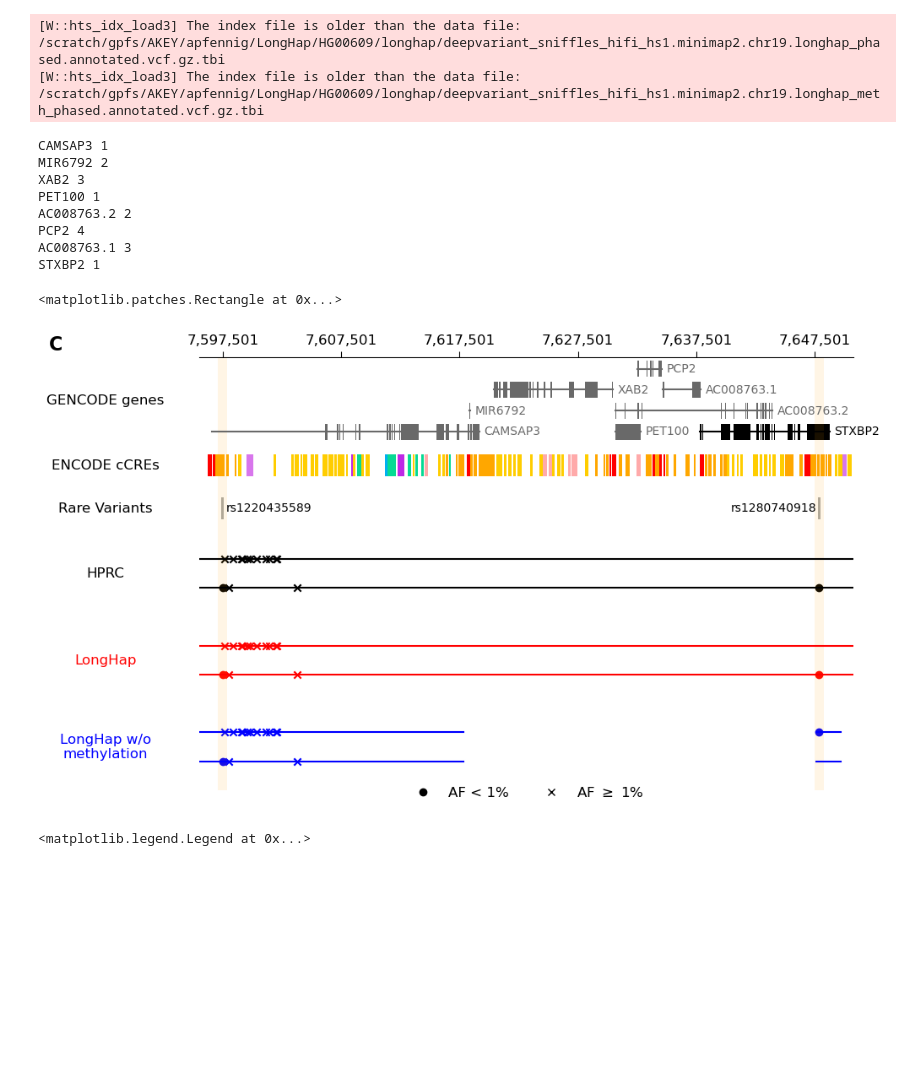
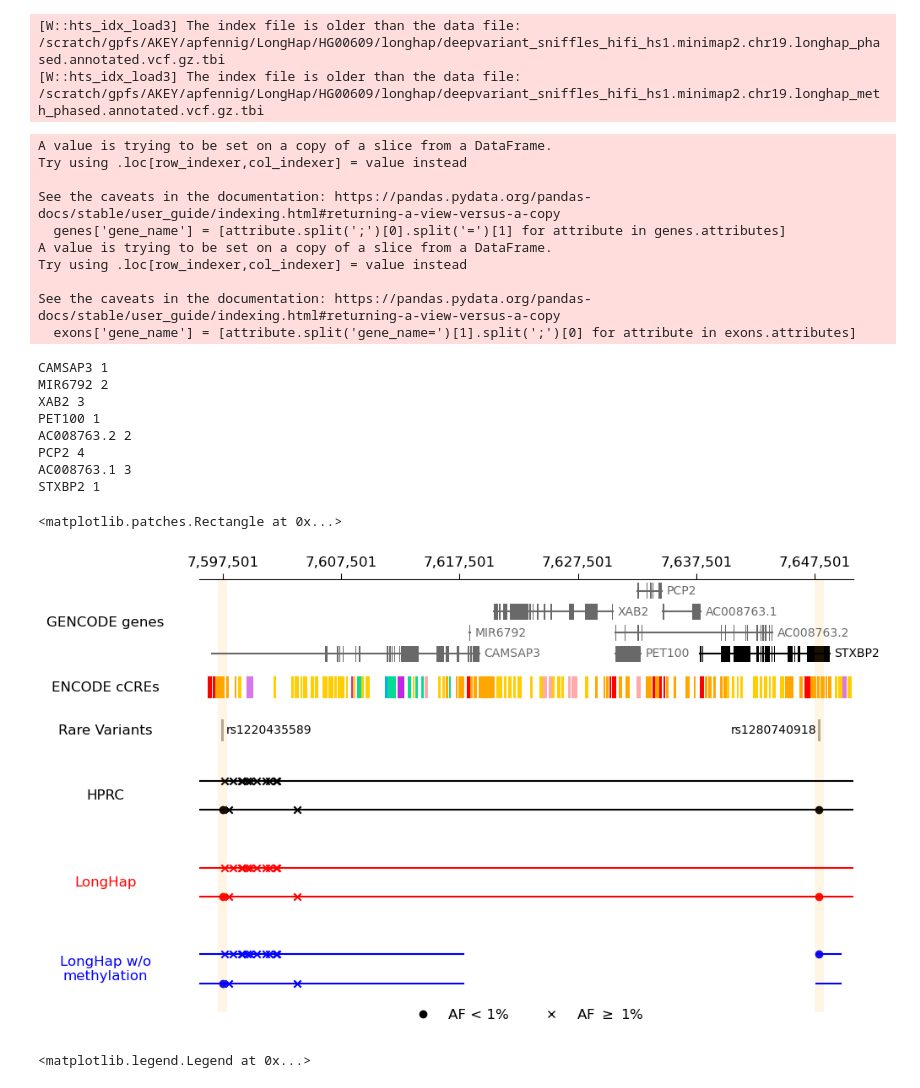
Before and after one commit to AkeyLab/LongHap, a Jupyter notebook: benchmarking/population_analyses.ipynb, the cells around one changed output. Drawn from its saved outputs; the diff is of its cells as text; code cells hidden in the pictures; blank space fills up the shorter version.

```diff
--- a/benchmarking/population_analyses.ipynb
+++ b/benchmarking/population_analyses.ipynb
@@ -202,4 +250,6 @@ HG002 0.185 0.321
 # %%
 for s in samples:
-    print(s, np.round(stats[s]['LongHap Meth'].block_n50.mean() /1000, 3))
+    print(s, samples_pop_mapping[s], np.round(stats[s]['LongHap Meth'].block_n50.mean() /1000, 3),
+          np.round(stats[s]['LongHap Meth'].block_n50.mean() /1000, 3) - np.round(stats[s]['LongHap'].block_n50.mean() /1000, 3),
+          np.round(stats[s]['LongHap Meth'].block_n50.mean() /1000, 3) / np.round(stats[s]['LongHap'].block_n50.mean() /1000, 3) * 100 - 100)
 # %% [output]
@@ -216,0 +283,6 @@ HG002 617.043
+# %%
+for sample in samples:
+    print(sample, evaluation[sample]['LongHap'].rare_correct.sum(),
+          evaluation[sample]['LongHap'].rare_flipped.sum(),
+          evaluation[sample]['LongHap'].rare_ambiguous.sum(),
+          evaluation[sample]['LongHap'].rare_evaluated.sum())
@@ -216,0 +297,6 @@ HG002 617.043
+# %%
+for sample in samples:
+    print(sample, evaluation[sample]['LongHap Meth'].rare_correct.sum(),
+          evaluation[sample]['LongHap Meth'].rare_flipped.sum(),
+          evaluation[sample]['LongHap Meth'].rare_ambiguous.sum(),
+          evaluation[sample]['LongHap Meth'].rare_evaluated.sum())
@@ -218,8 +365,8 @@ HG002 617.043
 fig, ax = plt.subplots(1, 2, sharey=True, figsize=(10, 4))
 
 for i, sample in enumerate(samples):
-    longhap_meth_err = evaluation_rare[sample]['LongHap Meth'].all_switches.sum()# / evaluation_rare[samples[0]]['LongHap Meth'].all_assessed_pairs.sum()
-    longhap_err = evaluation_rare[sample]['LongHap'].all_switches.sum()# / evaluation_rare[samples[0]]['LongHap'].all_assessed_pairs.sum()
+    longhap_meth_err = evaluation[sample]['LongHap Meth'].rare_correct.sum()# / evaluation_rare[samples[0]]['LongHap Meth'].all_assessed_pairs.sum()
+    longhap_err = evaluation[sample]['LongHap'].rare_correct.sum()# / evaluation_rare[samples[0]]['LongHap'].all_assessed_pairs.sum()
     longhap_meth_phased = stats_rare[sample]['LongHap Meth'].phased.sum()
     longhap_phased = stats_rare[sample]['LongHap'].phased.sum()
     print(sample, longhap_meth_err - longhap_err, longhap_meth_phased - longhap_phased)
@@ -367,20 +514,20 @@ longhap_meth_gt = longhap_meth_gt[concordant_variant_calls]
 # %%
 import matplotlib.gridspec as gridspec
 import matplotlib.patches as patches
-# gff3 = pd.read_csv('/scratch/gpfs/AKEY/apfennig/LongHap/reference/chm13.draft_v2.0.gene_annotation.gff3',
-#                     sep='\t', usecols=[0, 2, 3, 4, 8], names=['chrom', 'element', 'start', 'end', 'attributes'],
-#                     skiprows=1, engine='pyarrow')
+gff3 = pd.read_csv('/scratch/gpfs/AKEY/apfennig/LongHap/reference/chm13v2.0_GENCODEv35_CAT_Liftoff.vep.gff3',
+                    sep='\t', usecols=[0, 2, 3, 4, 8], names=['chrom', 'element', 'start', 'end', 'attributes'],
+                    skiprows=1, engine='pyarrow')
 
-# gff3 = gff3[(gff3.chrom == f'chr{chrom}') & (gff3.end > region_start) & (gff3.start < region_end)]
-# exons = gff3[gff3.element == 'exon']
-# genes = gff3[gff3.element == 'gene']
-# genes['gene_name'] = [attribute.split(';')[0].split('=')[1] for attribute in genes.attributes]
-# exons['gene_name'] = [attribute.split('gene_name=')[1].split(';')[0] for attribute in exons.attributes]
+gff3 = gff3[(gff3.chrom == f'chr{chrom}') & (gff3.end > region_start) & (gff3.start < region_end)]
+exons = gff3[gff3.element == 'exon']
+genes = gff3[gff3.element == 'gene']
+genes['gene_name'] = [attribute.split(';')[0].split('=')[1] for attribute in genes.attributes]
+exons['gene_name'] = [attribute.split('gene_name=')[1].split(';')[0] for attribute in exons.attributes]
 # exons = exons[exons.gene_name == target_gene]
 # genes = genes[genes.gene_name == target_gene]
 
-# cCREs = pd.read_csv(f'{base_dir}reference/cCREs_STXBP2_hs1.bed', sep='\t',
-#                     names=['chrom', 'start', 'end', 'rgb'])
+cCREs = pd.read_csv(f'{base_dir}reference/cCREs_STXBP2_hs1.bed', sep='\t',
+                    names=['chrom', 'start', 'end', 'rgb'])
 
 
 longhap_blocks = pd.read_csv(f'{base_dir}{sample}/longhap/deepvariant_sniffles_hifi_hs1.minimap2.chr{chrom}.longhap_blocks.bed',
@@ -531,44 +678,54 @@ ax1.set_xticklabels([])
 ax2.set_xticks([])
 ax2.set_xticklabels([])
 ax3.set_xticks([])
 ax3.set_xticklabels([])
 ax4.set_xticks([])
 ax4.set_xticklabels([])
 ax7.set_xticks([])
 ax7.set_xticklabels([])
 # ax6.set_xticks([])
 # ax6.set_xticklabels([])
 handles = [Line2D([0], [0], marker='o', ls='', color='black', label='AF < 1%'),
            Line2D([0], [0], marker='x', ls='', color='black',  label=r'AF $\geq$ 1%')]
 ax4.legend(handles=handles, frameon=False, bbox_to_anchor=(0.5, 0.2), loc='upper center', fontsize=12, ncol=2)
-ax0.annotate("C", (-0.23, 1.25), xycoords=ax0.transAxes, fontsize=16, fontweight='bold', va='top')
+# ax0.annotate("C", (-0.23, 1.25), xycoords=ax0.transAxes, fontsize=16, fontweight='bold', va='top')
 
 ax1.text(7597501 + 300, 5, 'rs1220435589', ha='left', va='center', fontsize=10)
 ax1.text(7647863 - 200, 5, 'rs1280740918', ha='right', va='center', fontsize=10)
 
 ax0.axvspan(7597501-400, 7597501+400, facecolor='orange', alpha=0.1)
 ax1.axvspan(7597501-400, 7597501+400, facecolor='orange', alpha=0.1)
 ax2.axvspan(7597501-400, 7597501+400, facecolor='orange', alpha=0.1)
 ax3.axvspan(7597501-400, 7597501+400, facecolor='orange', alpha=0.1)
 ax4.axvspan(7597501-400, 7597501+400, facecolor='orange', alpha=0.1)
 ax7.axvspan(7597501-400, 7597501+400, facecolor='orange', alpha=0.1)
 ax0.axvspan(7647863-400, 7647863+400, facecolor='orange', alpha=0.1)
 ax1.axvspan(7647863-400, 7647863+400, facecolor='orange', alpha=0.1)
 ax2.axvspan(7647863-400, 7647863+400, facecolor='orange', alpha=0.1)
 ax3.axvspan(7647863-400, 7647863+400, facecolor='orange', alpha=0.1)
 ax4.axvspan(7647863-400, 7647863+400, facecolor='orange', alpha=0.1)
 ax7.axvspan(7647863-400, 7647863+400, facecolor='orange', alpha=0.1)
 # %% [output]
-CAMSAP3 1
-MIR6792 2
-XAB2 3
-PET100 1
-AC008763.2 2
-PCP2 4
-AC008763.1 3
-STXBP2 1
+A value is trying to be set on a copy of a slice from a DataFrame.
+Try using .loc[row_indexer,col_indexer] = value instead
+
+See the caveats in the documentation: https://pandas.pydata.org/pandas-docs/stable/user_guide/indexing.html#returning-a-view-versus-a-copy
+  genes['gene_name'] = [attribute.split(';')[0].split('=')[1] for attribute in genes.attributes]
+A value is trying to be set on a copy of a slice from a DataFrame.
+Try using .loc[row_indexer,col_indexer] = value instead
+
+See the caveats in the documentation: https://pandas.pydata.org/pandas-docs/stable/user_guide/indexing.html#returning-a-view-versus-a-copy
+  exons['gene_name'] = [attribute.split('gene_name=')[1].split(';')[0] for attribute in exons.attributes]
-<matplotlib.patches.Rectangle at 0x...>
+CAMSAP3 1
+MIR6792 2
+XAB2 3
+PET100 1
+AC008763.2 2
+PCP2 4
+AC008763.1 3
+STXBP2 1
+<matplotlib.patches.Rectangle at 0x...>
-[figure, old version]
+[figure, new version]
 # %%
 fig, ax = plt.subplots()
 longhap_n50s = [stats[sample]['LongHap'].block_n50.values / 1000 for sample in samples]
```
Also changed, not shown: parts of 12 cells of this notebook, 3 other files.
